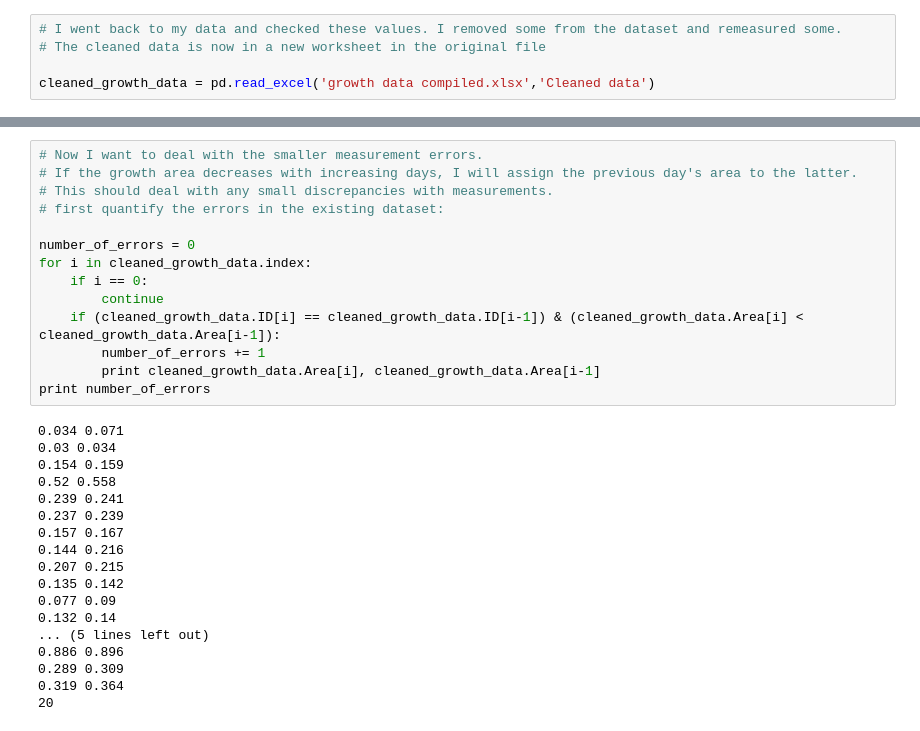
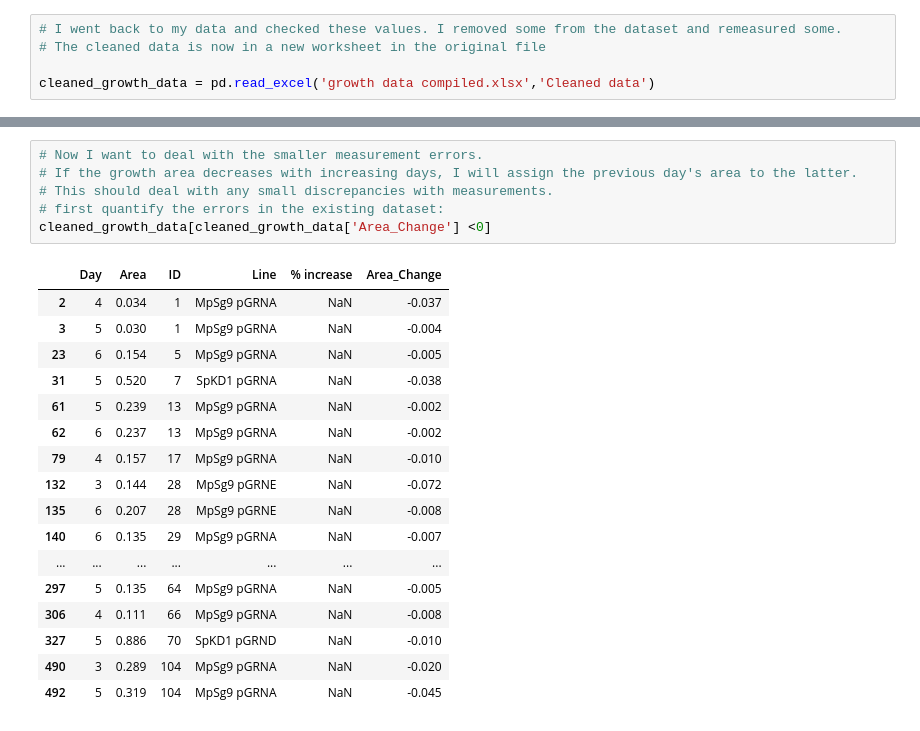
Before and after one commit to linbug/Liverwort-growth-rate-analysis, a Jupyter notebook: growth rate analysis.ipynb, the cells around one changed output, grey strips where cells are left out. Drawn from its saved outputs; the diff is of its cells as text.

```diff
--- a/growth rate analysis.ipynb
+++ b/growth rate analysis.ipynb
@@ -110,32 +108,24 @@ cleaned_growth_data
 # %%
 # Now I want to deal with the smaller measurement errors.
 # If the growth area decreases with increasing days, I will assign the previous day's area to the latter.
 # This should deal with any small discrepancies with measurements.
 # first quantify the errors in the existing dataset:
-
-number_of_errors = 0
-for i in cleaned_growth_data.index:
-    if i == 0:
-        continue
-    if (cleaned_growth_data.ID[i] == cleaned_growth_data.ID[i-1]) & (cleaned_growth_data.Area[i] <  cleaned_growth_data.Area[i-1]):
-        number_of_errors += 1
-        print cleaned_growth_data.Area[i], cleaned_growth_data.Area[i-1]
-print number_of_errors
+cleaned_growth_data[cleaned_growth_data['Area_Change'] <0]
 # %% [output]
-0.034 0.071
-0.03 0.034
-0.154 0.159
-0.52 0.558
-0.239 0.241
-0.237 0.239
-0.157 0.167
-0.144 0.216
-0.207 0.215
-0.135 0.142
-0.077 0.09
-0.132 0.14
-... (5 lines left out)
-0.886 0.896
-0.289 0.309
-0.319 0.364
-20
+|  | Day | Area | ID | Line | % increase | Area_Change |
+| 2 | 4 | 0.034 | 1 | MpSg9 pGRNA | NaN | -0.037 |
+| 3 | 5 | 0.030 | 1 | MpSg9 pGRNA | NaN | -0.004 |
+| 23 | 6 | 0.154 | 5 | MpSg9 pGRNA | NaN | -0.005 |
+| 31 | 5 | 0.520 | 7 | SpKD1 pGRNA | NaN | -0.038 |
+| 61 | 5 | 0.239 | 13 | MpSg9 pGRNA | NaN | -0.002 |
+| 62 | 6 | 0.237 | 13 | MpSg9 pGRNA | NaN | -0.002 |
+| 79 | 4 | 0.157 | 17 | MpSg9 pGRNA | NaN | -0.010 |
+| 132 | 3 | 0.144 | 28 | MpSg9 pGRNE | NaN | -0.072 |
+| 135 | 6 | 0.207 | 28 | MpSg9 pGRNE | NaN | -0.008 |
+| 140 | 6 | 0.135 | 29 | MpSg9 pGRNA | NaN | -0.007 |
+| ... | ... | ... | ... | ... | ... | ... |
+| 297 | 5 | 0.135 | 64 | MpSg9 pGRNA | NaN | -0.005 |
+| 306 | 4 | 0.111 | 66 | MpSg9 pGRNA | NaN | -0.008 |
+| 327 | 5 | 0.886 | 70 | SpKD1 pGRND | NaN | -0.010 |
+| 490 | 3 | 0.289 | 104 | MpSg9 pGRNA | NaN | -0.020 |
+| 492 | 5 | 0.319 | 104 | MpSg9 pGRNA | NaN | -0.045 |
```
Also changed, not shown: parts of 10 cells of this notebook.
